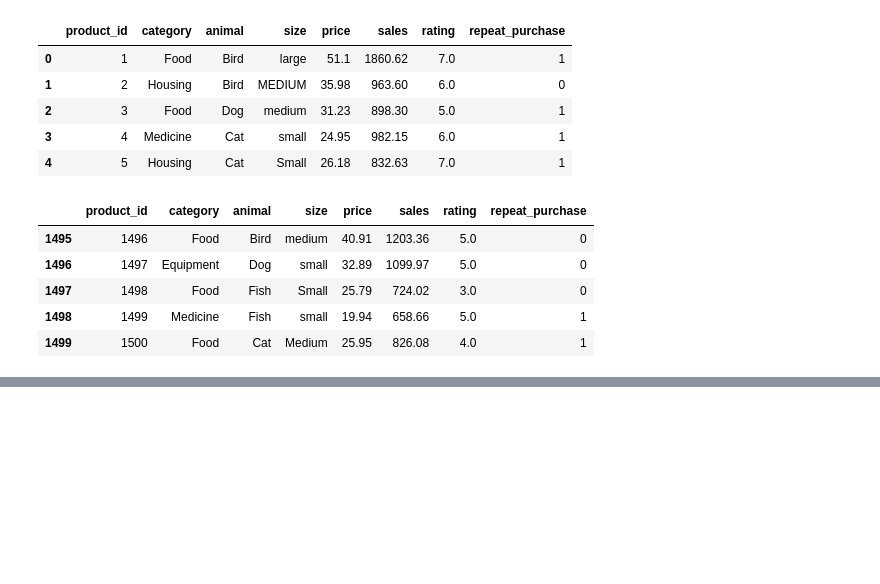
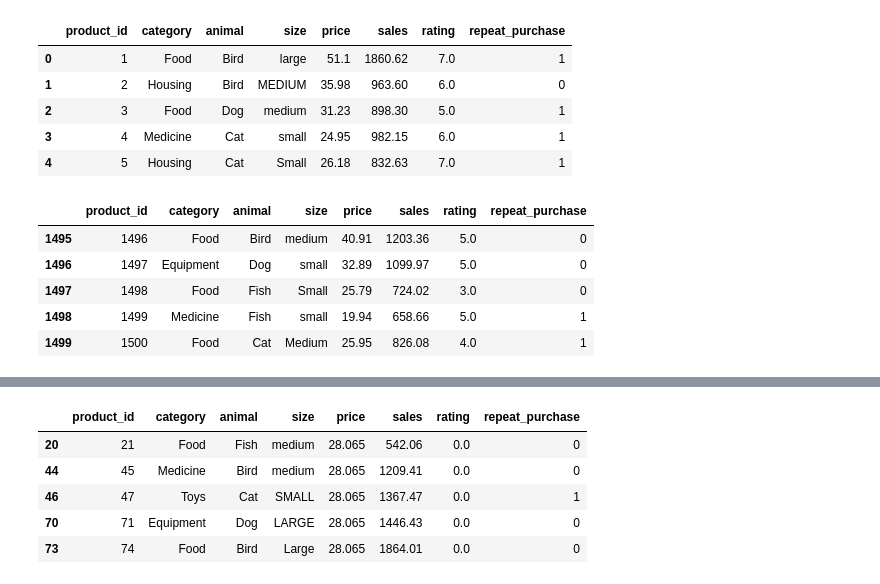
Before and after one commit to LoveRedemption/Pet_supply_analysis, a Jupyter notebook: Pet_Box.ipynb, the cells around one changed output, grey strips where cells are left out. Drawn from its saved outputs; the diff is of its cells as text; code cells hidden in the pictures; blank space fills up the shorter version.

```diff
--- a/Pet_Box.ipynb
+++ b/Pet_Box.ipynb
@@ -26,0 +195,21 @@ df.tail()
+# %%
+# Replace "unlisted" with NaN
+df['price'] = df['price'].replace('unlisted', np.nan)
+
+# Calculate the median price value
+median_price = df['price'].median()
+
+# Replace missing values with median price value
+df['price'].fillna(median_price, inplace=True)
+# %%
+# Replace 'N/A' with 0
+df['rating'] = df['rating'].replace('N/A', 0)
+# %%
+df[df['rating'] == 0].head()
+# %% [output]
+|  | product_id | category | animal | size | price | sales | rating | repeat_purchase |
+| 20 | 21 | Food | Fish | medium | 28.065 | 542.06 | 0.0 | 0 |
+| 44 | 45 | Medicine | Bird | medium | 28.065 | 1209.41 | 0.0 | 0 |
+| 46 | 47 | Toys | Cat | SMALL | 28.065 | 1367.47 | 0.0 | 1 |
+| 70 | 71 | Equipment | Dog | LARGE | 28.065 | 1446.43 | 0.0 | 0 |
+| 73 | 74 | Food | Bird | Large | 28.065 | 1864.01 | 0.0 | 0 |
```
Also changed, not shown: parts of 22 cells of this notebook, 1 other file.
